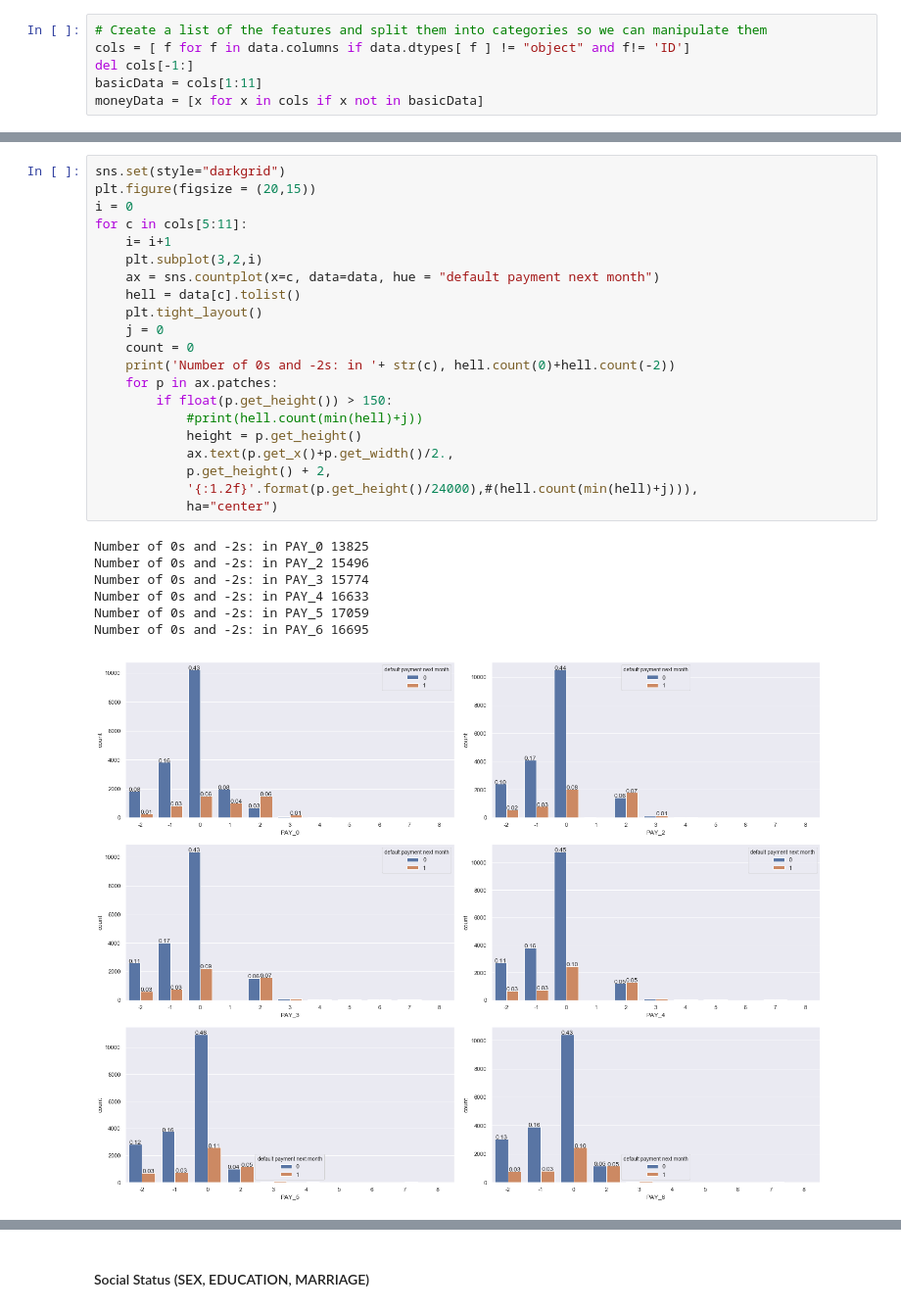
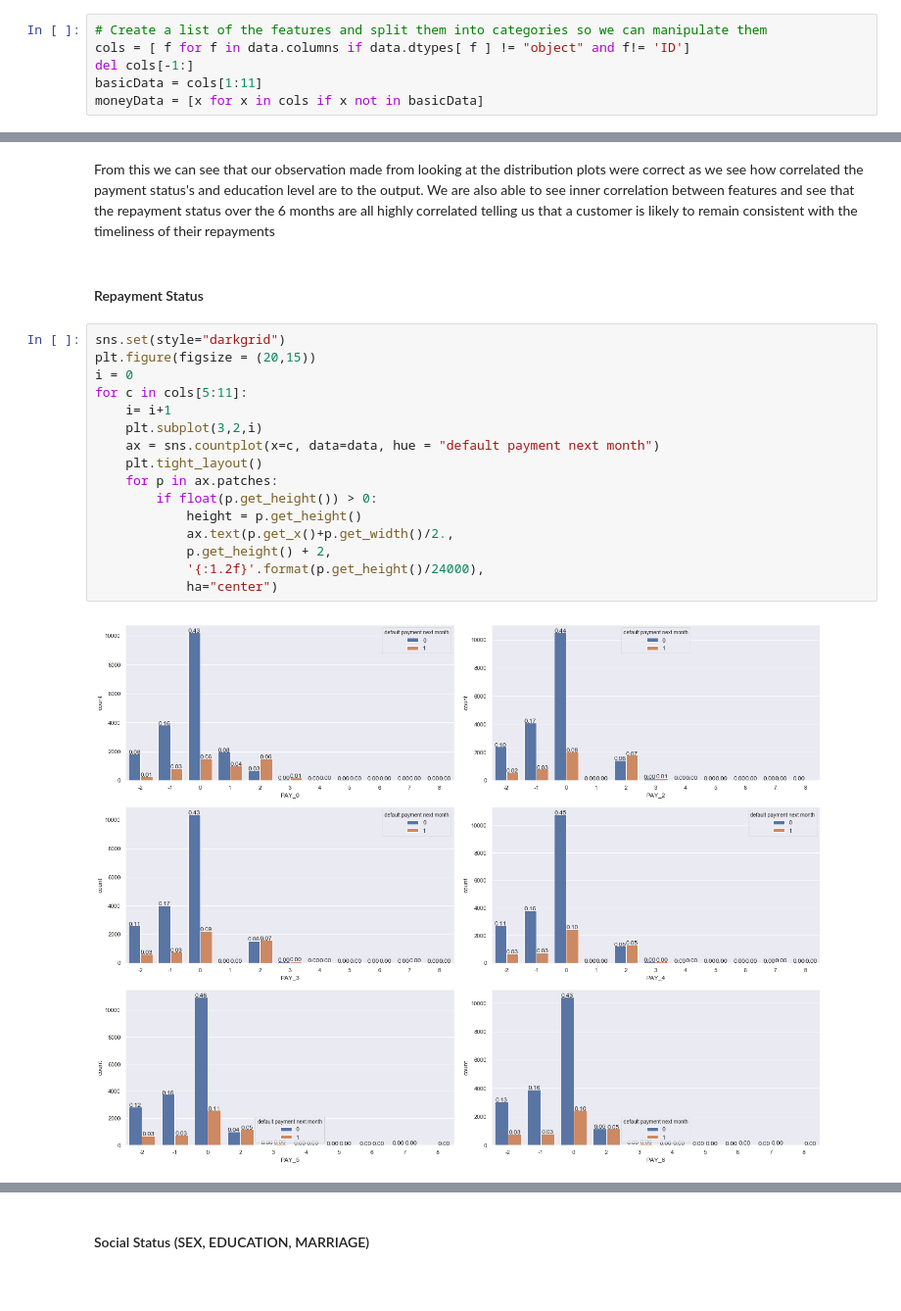
Before and after one commit to AbhinathK/CreditCardML, a Jupyter notebook: CreditCardData.ipynb, the cells around one changed output, grey strips where cells are left out. Shown at 98% size. Drawn from its saved outputs; the diff is of its cells as text; blank space fills up the shorter version.

```diff
--- a/CreditCardData.ipynb
+++ b/CreditCardData.ipynb
@@ -155,29 +167,22 @@ Spliting the dataset into several sectors. Looking at the repayment status recor
+# %% [markdown]
+From this we can see that our observation made from looking at the distribution plots were correct as we see how correlated the payment status's and education level are to the output. We are also able to see inner correlation between features and see that the repayment status over the 6 months are all highly correlated telling us that a customer is likely to remain consistent with the timeliness of their repayments
+# %% [markdown]
+#### Repayment Status
 # %%
 sns.set(style="darkgrid")
 plt.figure(figsize = (20,15))
 i = 0
 for c in cols[5:11]:
     i= i+1
     plt.subplot(3,2,i)
     ax = sns.countplot(x=c, data=data, hue = "default payment next month")
-    hell = data[c].tolist()
     plt.tight_layout()
-    j = 0
-    count = 0
-    print('Number of 0s and -2s: in '+ str(c), hell.count(0)+hell.count(-2))
     for p in ax.patches:
-        if float(p.get_height()) > 150:
-            #print(hell.count(min(hell)+j))
+        if float(p.get_height()) > 0:
             height = p.get_height()
             ax.text(p.get_x()+p.get_width()/2.,
             p.get_height() + 2,
-            '{:1.2f}'.format(p.get_height()/24000),#(hell.count(min(hell)+j))),
+            '{:1.2f}'.format(p.get_height()/24000),
             ha="center")
 # %% [output]
-Number of 0s and -2s: in PAY_0 13825
-Number of 0s and -2s: in PAY_2 15496
-Number of 0s and -2s: in PAY_3 15774
-Number of 0s and -2s: in PAY_4 16633
-Number of 0s and -2s: in PAY_5 17059
-Number of 0s and -2s: in PAY_6 16695
-[figure, old version]
+[figure, new version]
```
Also changed, not shown: parts of 28 cells of this notebook.
